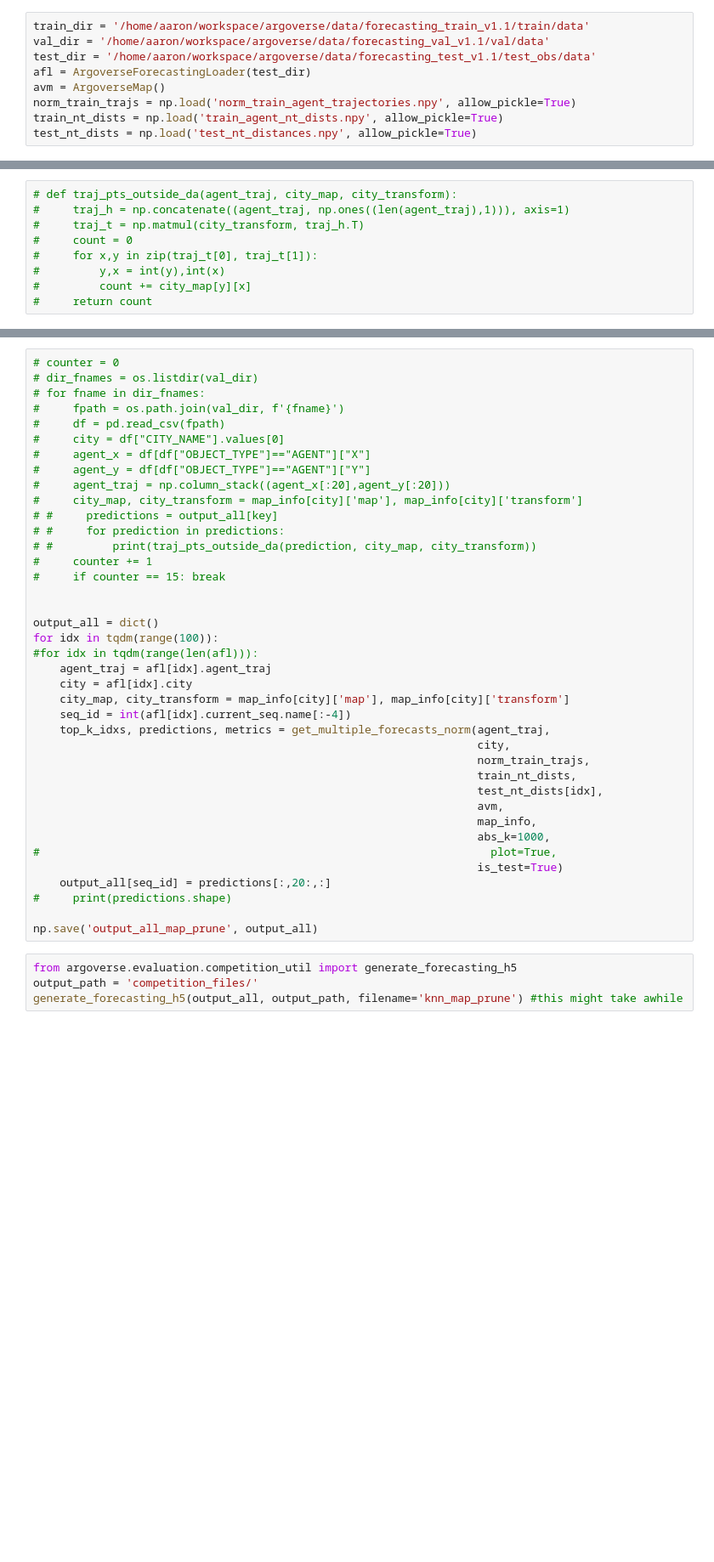
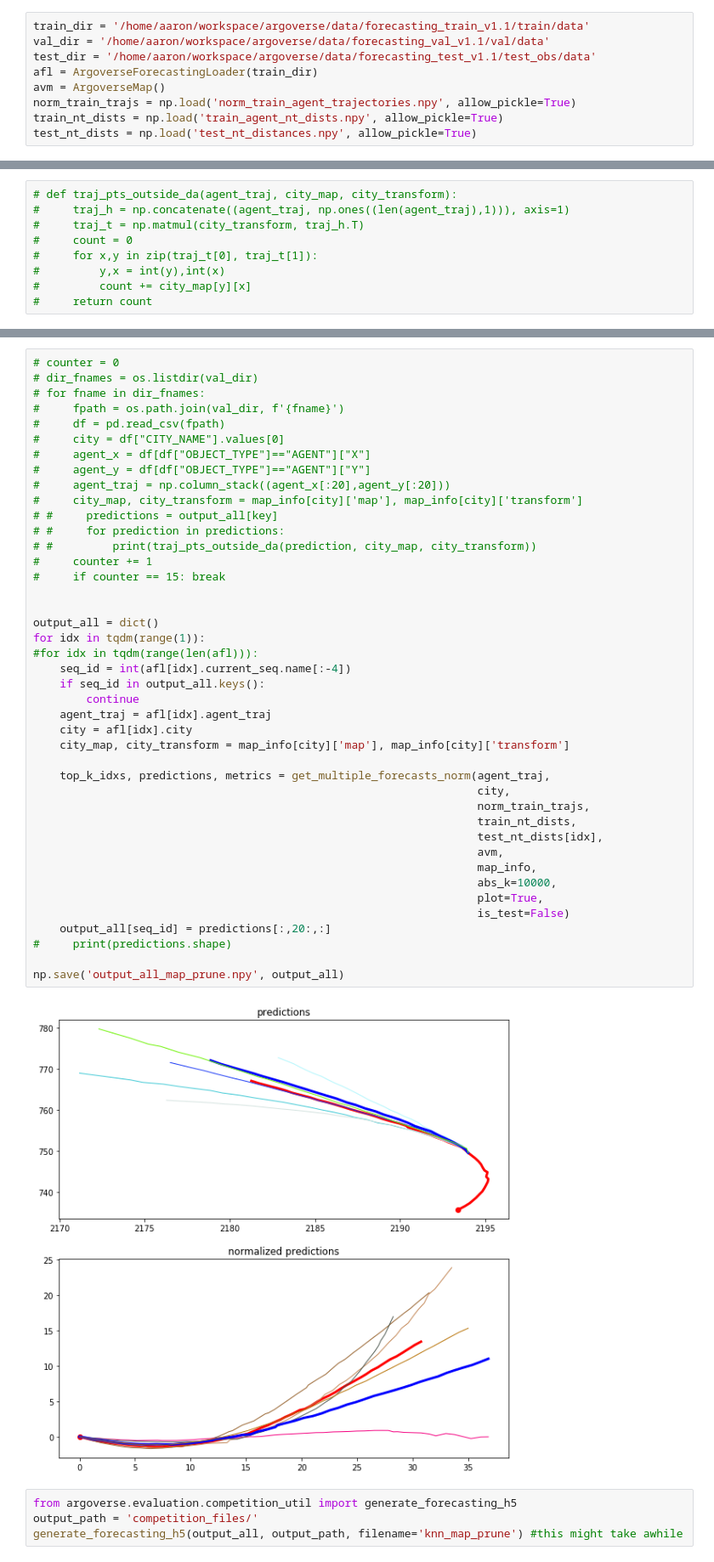
Before and after one commit to aaronh65/argoverse-api, a Jupyter notebook: forecasting_methods/weighted_knn.ipynb, the cells around one changed output, grey strips where cells are left out. Shown: that part at 85% size. Drawn from its saved outputs; the diff is of its cells as text; blank space fills up the shorter version.

```diff
--- a/forecasting_methods/weighted_knn.ipynb
+++ b/forecasting_methods/weighted_knn.ipynb
@@ -14,7 +15,7 @@ from knn import get_multiple_forecasts_norm
 train_dir = '/home/aaron/workspace/argoverse/data/forecasting_train_v1.1/train/data'
 val_dir = '/home/aaron/workspace/argoverse/data/forecasting_val_v1.1/val/data'
 test_dir = '/home/aaron/workspace/argoverse/data/forecasting_test_v1.1/test_obs/data'
-afl = ArgoverseForecastingLoader(test_dir)
+afl = ArgoverseForecastingLoader(train_dir)
 avm = ArgoverseMap()
 norm_train_trajs = np.load('norm_train_agent_trajectories.npy', allow_pickle=True)
 train_nt_dists = np.load('train_agent_nt_dists.npy', allow_pickle=True)
@@ -83,39 +108,44 @@ map_info = {'PIT':{'map':pit_map, 'transform':pit_to_pkl_img}, 'MIA':{'map':mia_
 # for fname in dir_fnames:
 #     fpath = os.path.join(val_dir, f'{fname}')
 #     df = pd.read_csv(fpath)
 #     city = df["CITY_NAME"].values[0]
 #     agent_x = df[df["OBJECT_TYPE"]=="AGENT"]["X"]
 #     agent_y = df[df["OBJECT_TYPE"]=="AGENT"]["Y"]
 #     agent_traj = np.column_stack((agent_x[:20],agent_y[:20]))
 #     city_map, city_transform = map_info[city]['map'], map_info[city]['transform']
 # #     predictions = output_all[key]
 # #     for prediction in predictions:
 # #         print(traj_pts_outside_da(prediction, city_map, city_transform))
 #     counter += 1
 #     if counter == 15: break
 
 
 output_all = dict()
-for idx in tqdm(range(100)):
+for idx in tqdm(range(1)):
 #for idx in tqdm(range(len(afl))):
+    seq_id = int(afl[idx].current_seq.name[:-4])
+    if seq_id in output_all.keys():
+        continue
     agent_traj = afl[idx].agent_traj
     city = afl[idx].city
     city_map, city_transform = map_info[city]['map'], map_info[city]['transform']
-    seq_id = int(afl[idx].current_seq.name[:-4])
+
     top_k_idxs, predictions, metrics = get_multiple_forecasts_norm(agent_traj,
                                                                    city,
                                                                    norm_train_trajs,
                                                                    train_nt_dists,
                                                                    test_nt_dists[idx],
                                                                    avm,
                                                                    map_info,
-                                                                   abs_k=1000,
-#                                                                    plot=True,
-                                                                   is_test=True)
+                                                                   abs_k=10000,
+                                                                   plot=True,
+                                                                   is_test=False)
     output_all[seq_id] = predictions[:,20:,:]
 #     print(predictions.shape)
 
-np.save('output_all_map_prune', output_all)
+np.save('output_all_map_prune.npy', output_all)
+# %% [output]
+[figure, added]
 # %%
 from argoverse.evaluation.competition_util import generate_forecasting_h5
 output_path = 'competition_files/'
```
Also changed, not shown: parts of 9 cells of this notebook, 1 other file.
